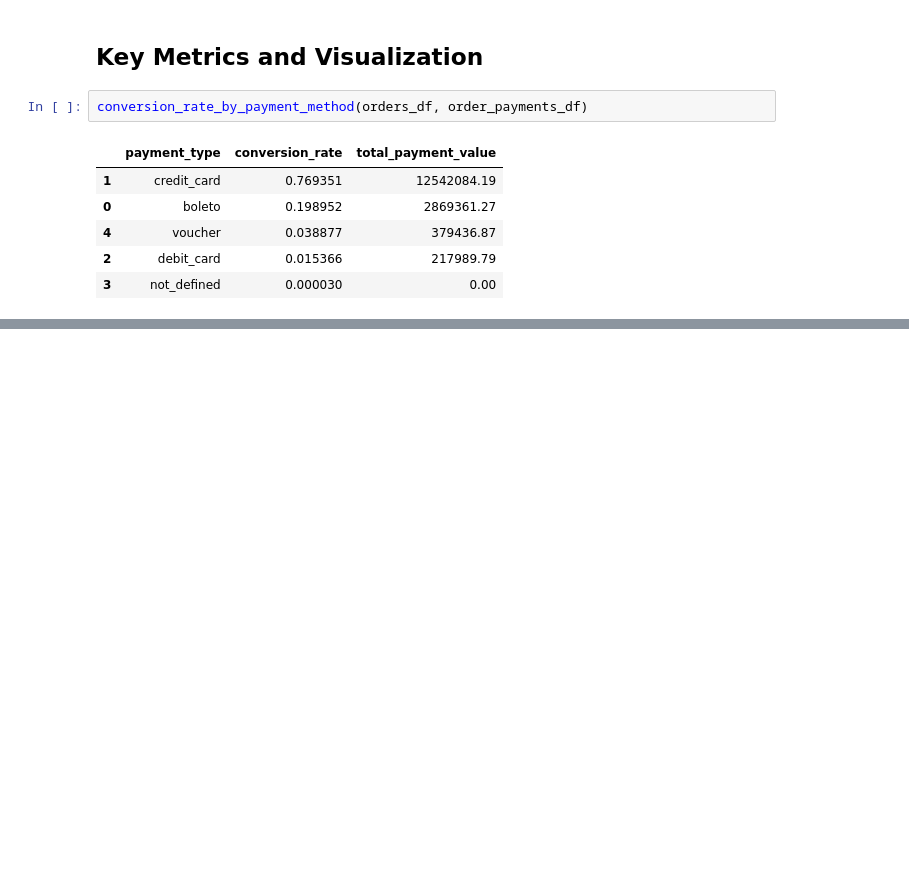
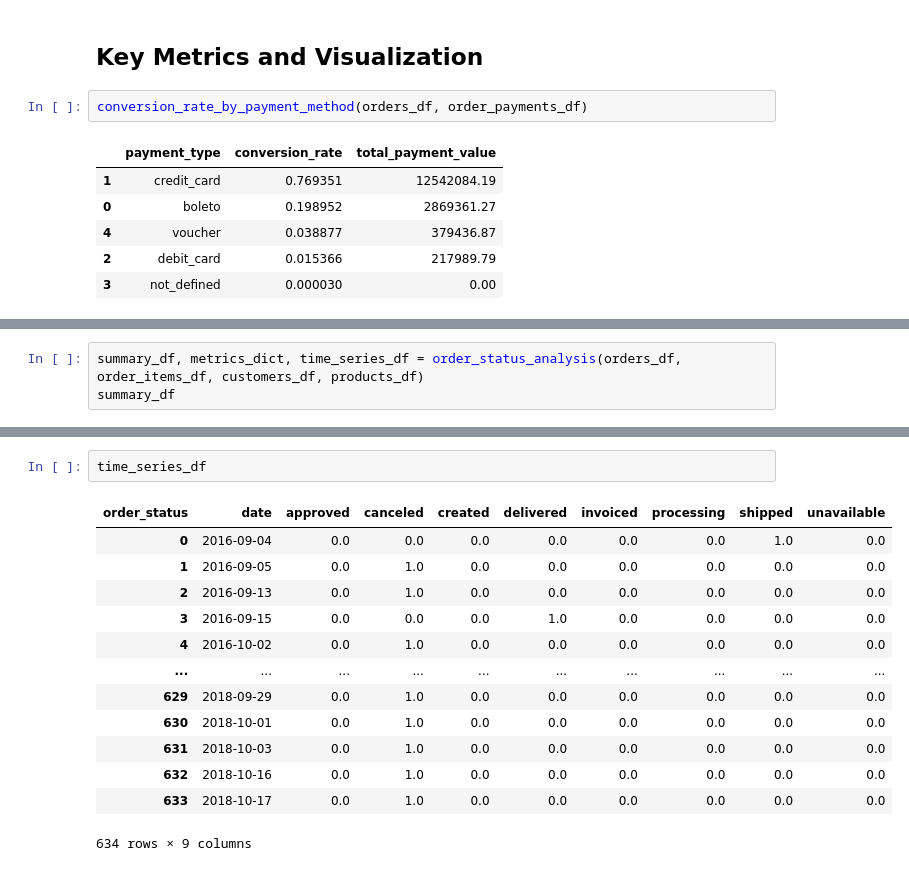
Before and after one commit to kenia-cisneros-a11y/e-comerce_olist_data, a Jupyter notebook: tests.ipynb, the cells around one changed output, grey strips where cells are left out. Drawn from its saved outputs; the diff is of its cells as text; blank space fills up the shorter version.

```diff
--- a/tests.ipynb
+++ b/tests.ipynb
@@ -147,0 +118,3 @@ delivery_time_analysis(order_items_df, orders_df)
+# %%
+summary_df, metrics_dict, time_series_df = order_status_analysis(orders_df, order_items_df, customers_df, products_df)
+summary_df
@@ -147,0 +140,16 @@ delivery_time_analysis(order_items_df, orders_df)
+# %%
+time_series_df
+# %% [output]
+| order_status | date | approved | canceled | created | delivered | invoiced | processing | shipped | unavailable |
+| 0 | 2016-09-04 | 0.0 | 0.0 | 0.0 | 0.0 | 0.0 | 0.0 | 1.0 | 0.0 |
+| 1 | 2016-09-05 | 0.0 | 1.0 | 0.0 | 0.0 | 0.0 | 0.0 | 0.0 | 0.0 |
+| 2 | 2016-09-13 | 0.0 | 1.0 | 0.0 | 0.0 | 0.0 | 0.0 | 0.0 | 0.0 |
+| 3 | 2016-09-15 | 0.0 | 0.0 | 0.0 | 1.0 | 0.0 | 0.0 | 0.0 | 0.0 |
+| 4 | 2016-10-02 | 0.0 | 1.0 | 0.0 | 0.0 | 0.0 | 0.0 | 0.0 | 0.0 |
+| ... | ... | ... | ... | ... | ... | ... | ... | ... | ... |
+| 629 | 2018-09-29 | 0.0 | 1.0 | 0.0 | 0.0 | 0.0 | 0.0 | 0.0 | 0.0 |
+| 630 | 2018-10-01 | 0.0 | 1.0 | 0.0 | 0.0 | 0.0 | 0.0 | 0.0 | 0.0 |
+| 631 | 2018-10-03 | 0.0 | 1.0 | 0.0 | 0.0 | 0.0 | 0.0 | 0.0 | 0.0 |
+| 632 | 2018-10-16 | 0.0 | 1.0 | 0.0 | 0.0 | 0.0 | 0.0 | 0.0 | 0.0 |
+| 633 | 2018-10-17 | 0.0 | 1.0 | 0.0 | 0.0 | 0.0 | 0.0 | 0.0 | 0.0 |
+634 rows × 9 columns
```
Also changed, not shown: parts of 30 cells of this notebook, 4 other files.
